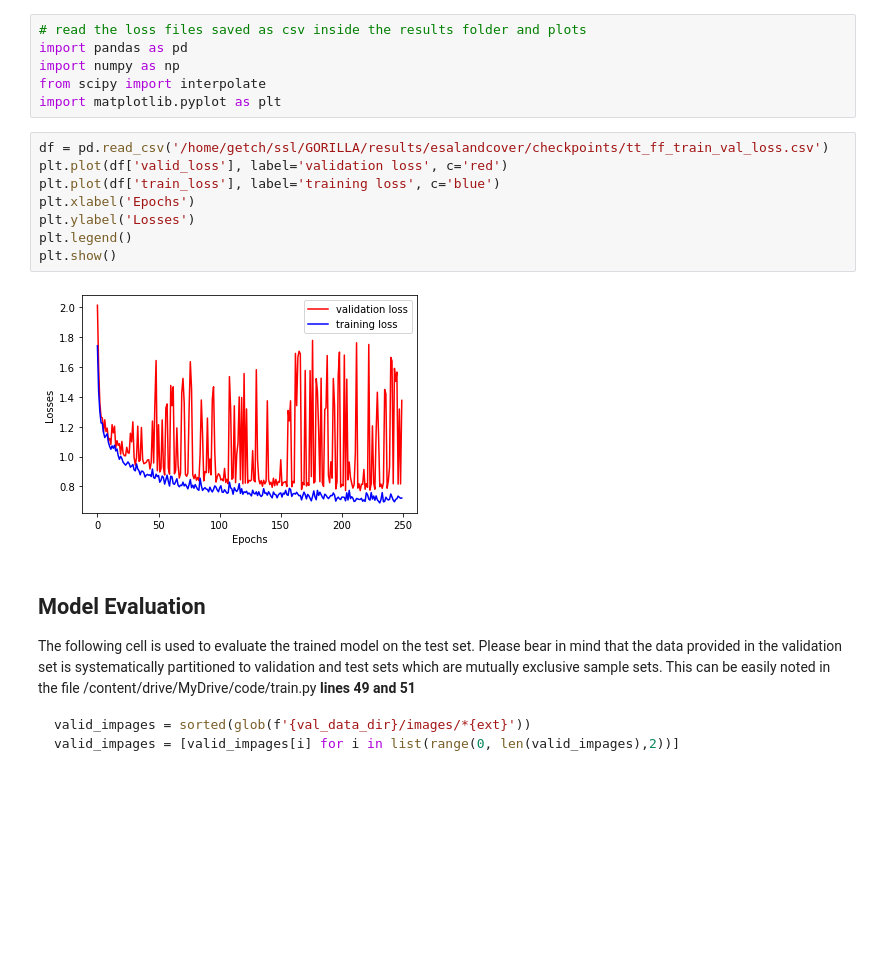
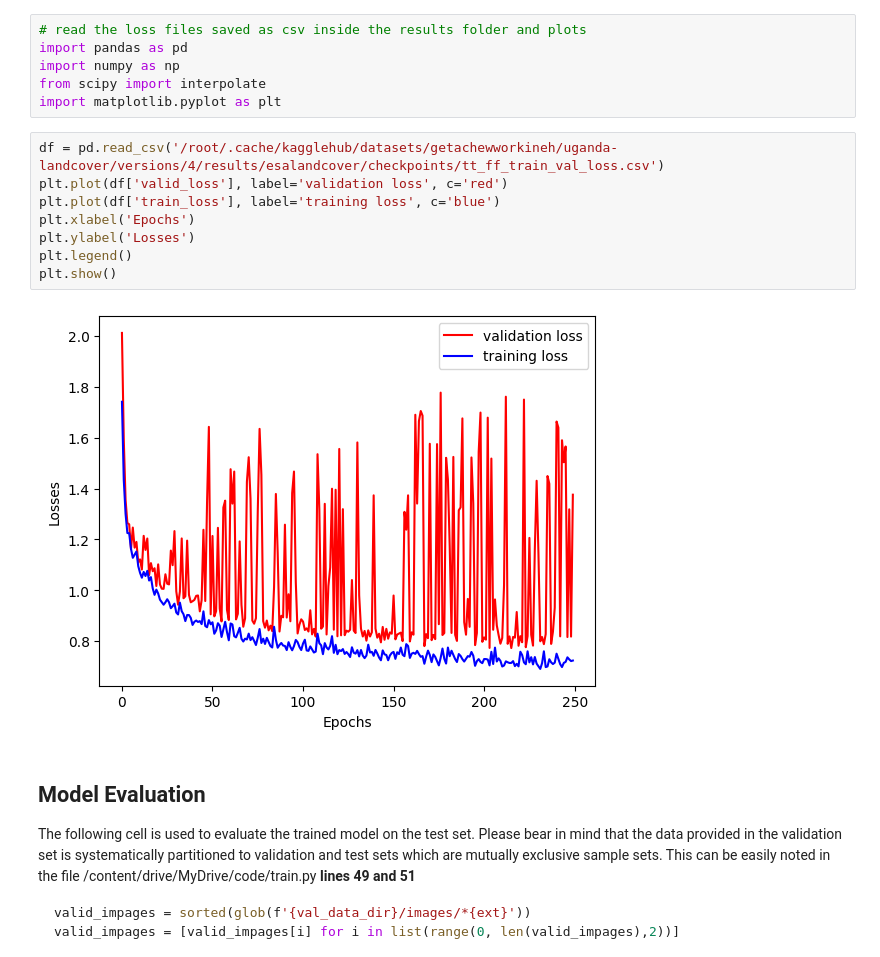
Before and after one commit to getch-geohum/GORILLA, a Jupyter notebook: code/colabNote.ipynb, the cells around one changed output. Drawn from its saved outputs; the diff is of its cells as text; blank space fills up the shorter version.

```diff
--- a/code/colabNote.ipynb
+++ b/code/colabNote.ipynb
@@ -386,15 +436,15 @@ import numpy as np
 from scipy import interpolate
 import matplotlib.pyplot as plt
 # %%
-df = pd.read_csv('/home/getch/ssl/GORILLA/results/esalandcover/checkpoints/tt_ff_train_val_loss.csv')
+df = pd.read_csv('/root/.cache/kagglehub/datasets/getachewworkineh/uganda-landcover/versions/4/results/esalandcover/checkpoints/tt_ff_train_val_loss.csv')
 plt.plot(df['valid_loss'], label='validation loss', c='red')
 plt.plot(df['train_loss'], label='training loss', c='blue')
 plt.xlabel('Epochs')
 plt.ylabel('Losses')
 plt.legend()
 plt.show()
 # %% [output]
-[figure, old version]
+[figure, new version]
 # %% [markdown]
 ## **Model Evaluation**
 The following cell is used to evaluate the trained model on the test set. Please bear in mind that the data provided in the validation set is systematically partitioned to validation and test sets which are mutually exclusive sample sets. This can be easily noted in the file /content/drive/MyDrive/code/train.py **lines 49 and 51**
```
Also changed, not shown: parts of 17 cells of this notebook, 7 other files.
